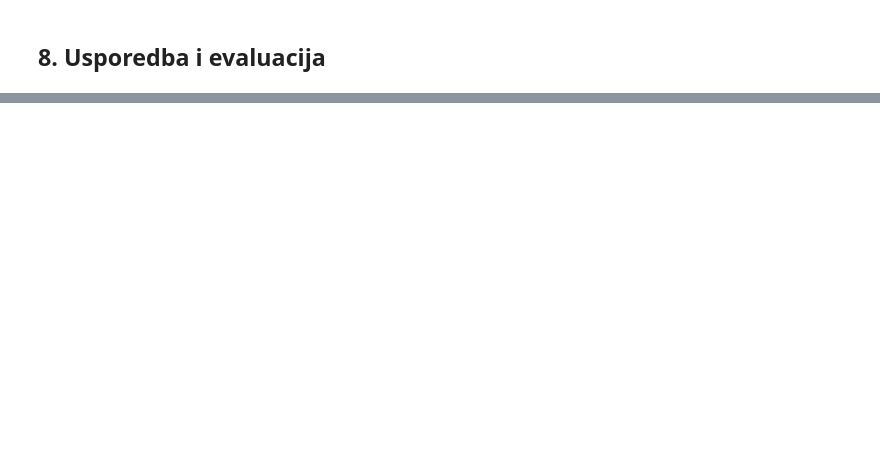
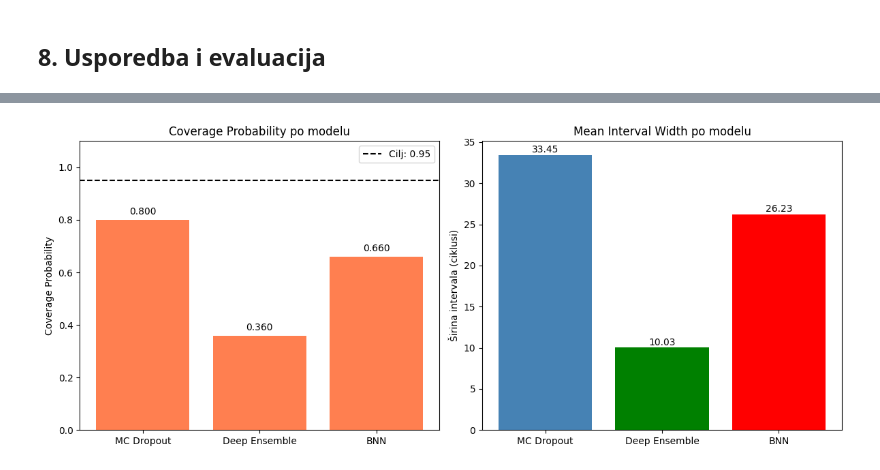
Before and after one commit to mdzafic/uq-predictive-maintenance-framework, a Jupyter notebook: code/Završni_rad_(radni_notebook)_–_Muhamed_Džafić.ipynb, the cells around one changed output, grey strips where cells are left out. Drawn from its saved outputs; the diff is of its cells as text; code cells hidden in the pictures; blank space fills up the shorter version.

```diff
--- a/code/Završni_rad_(radni_notebook)_–_Muhamed_Džafić.ipynb
+++ b/code/Završni_rad_(radni_notebook)_–_Muhamed_Džafić.ipynb
@@ -525,0 +1040,38 @@ plt.show()
+# %%
+# ============================================================
+# GRAFIČKA USPOREDBA — Coverage i Interval Width
+# ============================================================
+
+uq_models   = ['MC Dropout', 'Deep Ensemble', 'BNN']
+coverages   = [mc_results['coverage'],
+               ens_results['coverage'],
+               bnn_results['coverage']]
+widths      = [mc_results['mean_width'],
+               ens_results['mean_width'],
+               bnn_results['mean_width']]
+
+fig, axes = plt.subplots(1, 2, figsize=(12, 5))
+
+# Coverage
+colors_coverage = ['steelblue' if c >= 0.95 else 'coral' for c in coverages]
+axes[0].bar(uq_models, coverages, color=colors_coverage)
+axes[0].axhline(y=0.95, color='black', linestyle='--',
+                linewidth=1.5, label='Cilj: 0.95')
+axes[0].set_ylim(0, 1.1)
+axes[0].set_ylabel('Coverage Probability')
+axes[0].set_title('Coverage Probability po modelu')
+axes[0].legend()
+for i, v in enumerate(coverages):
+    axes[0].text(i, v + 0.02, f'{v:.3f}', ha='center', fontsize=10)
+
+# Interval Width
+axes[1].bar(uq_models, widths, color=['steelblue', 'green', 'red'])
+axes[1].set_ylabel('Širina intervala (ciklusi)')
+axes[1].set_title('Mean Interval Width po modelu')
+for i, v in enumerate(widths):
+    axes[1].text(i, v + 0.3, f'{v:.2f}', ha='center', fontsize=10)
+
+plt.tight_layout()
+plt.show()
+# %% [output]
+[figure, added]
```
Also changed, not shown: parts of 29 cells of this notebook.
